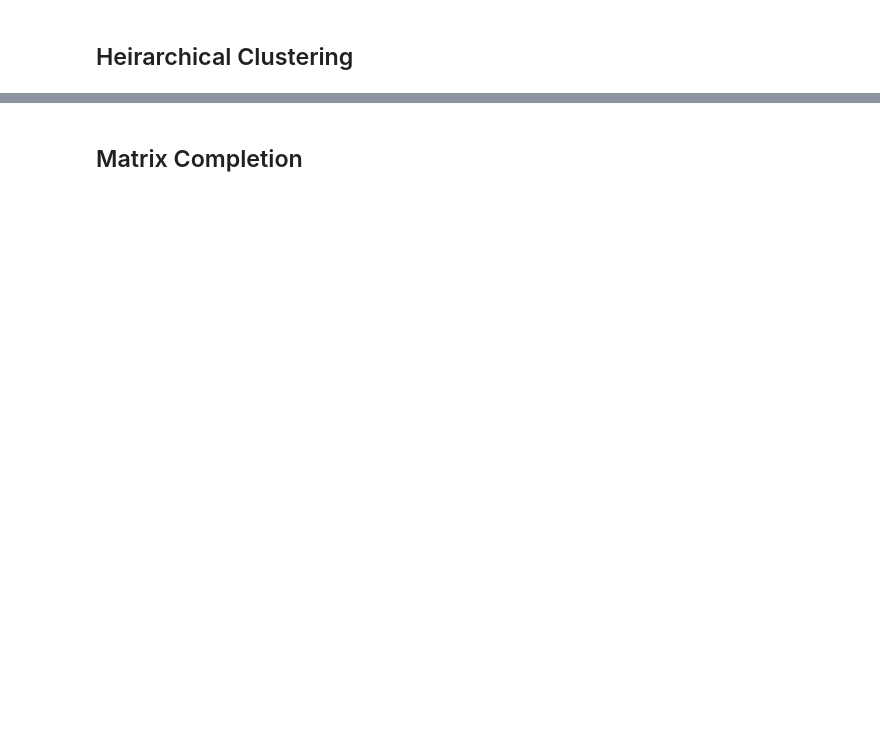
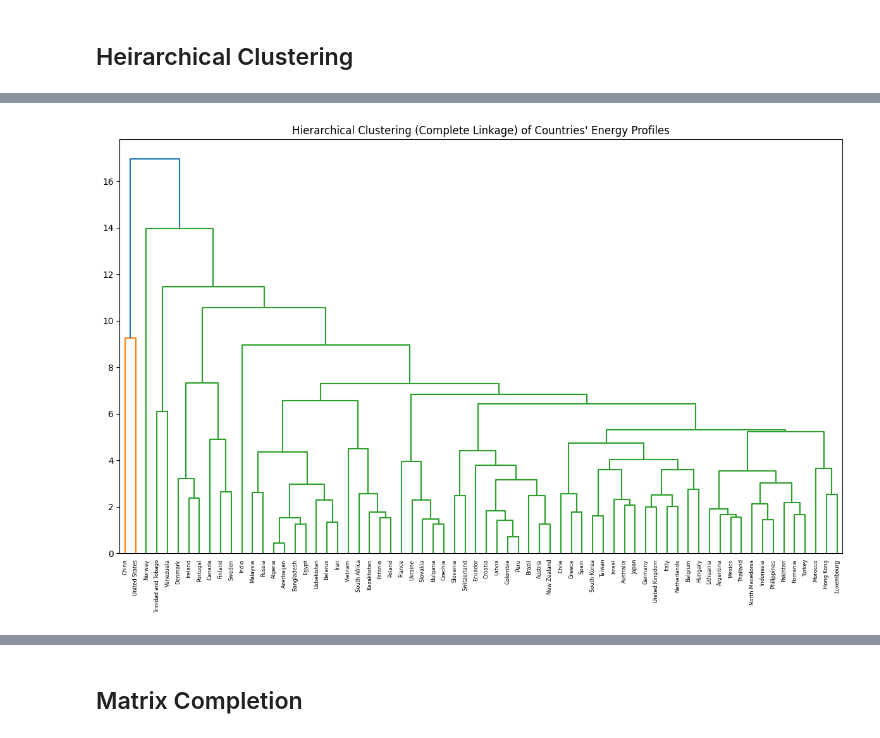
Before and after one commit to nicolenagata/DATA5322_HW4_UnsupervisedML, a Jupyter notebook: Practical HW 4.ipynb, the cells around one changed output, grey strips where cells are left out. Cells and saved outputs as stored; diff of their text form; code cells hidden in the pictures; blank space fills up the shorter version.

Commit message:
Add files via upload
Added Hierarchical Clustering

```diff
--- a/Practical HW 4.ipynb
+++ b/Practical HW 4.ipynb
@@ -228,0 +240,13 @@ ax.set_title("K-Means Clustering Results with K = 2");
+# %%
+### Data Cleaning for Hierarchical Clustering
+core_df.head()
+
+# store country names for analysis
+countries = core_df['country'].values
+
+# drop non-numeric columns
+X = core_df.drop(columns=['country', 'year', 'iso_code'])
+
+# Standardize features
+scaler = StandardScaler()
+X_scaled = scaler.fit_transform(X)
@@ -228,0 +258,25 @@ ax.set_title("K-Means Clustering Results with K = 2");
+# %%
+### Hierarchical Clustering: Complete Linkage
+# Define HClust
+HClust = AgglomerativeClustering
+
+# Complete linkage clustering
+hc = HClust(distance_threshold=0, n_clusters=None, linkage='complete')
+hc.fit(X_scaled)
+
+# Linkage matrix
+linkage_matrix = compute_linkage(hc)
+# %%
+### Plot Dendrogram
+# Plot dendrogram
+fig, ax = plt.subplots(figsize=(12, 8))
+dendrogram(linkage_matrix,
+           ax=ax,
+           color_threshold = 14,
+           labels=countries,
+           leaf_rotation=90)
+ax.set_title("Hierarchical Clustering (Complete Linkage) of Countries' Energy Profiles")
+plt.tight_layout()
+plt.show()
+# %% [output]
+[figure, added]
```
Also changed, not shown: parts of 14 cells of this notebook.
